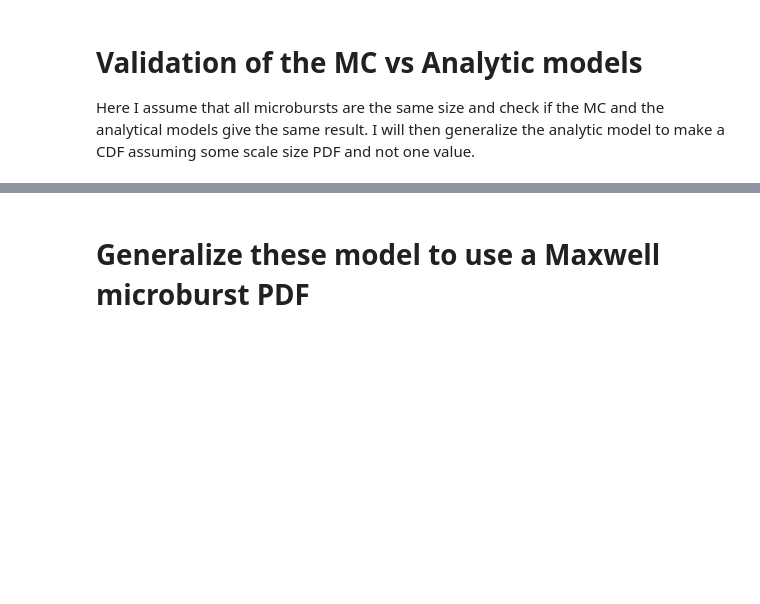
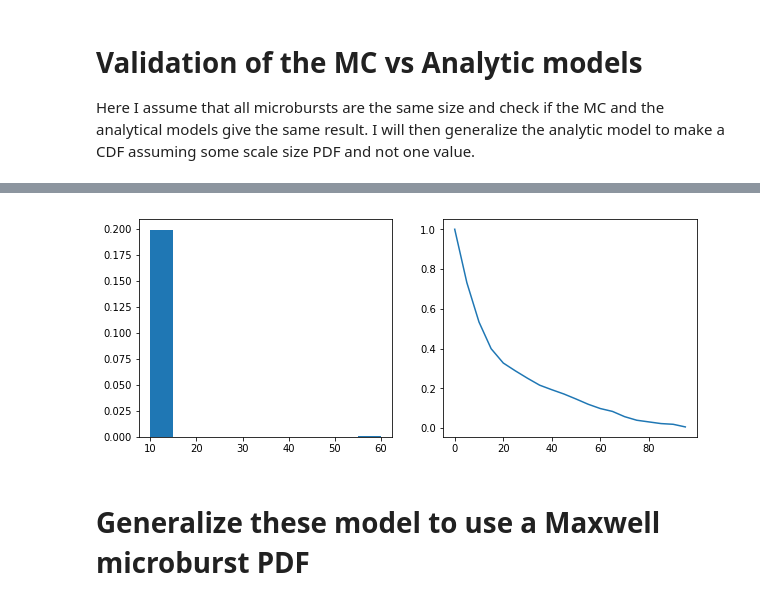
Before and after one commit to mshumko/ac6_microburst_scale_sizes, a Jupyter notebook: models/microburst_scale_size_model.ipynb, the cells around one changed output, grey strips where cells are left out. Saved outputs shown, nothing was run; the diff lists cells and outputs as text; code cells hidden in the pictures; blank space fills up the shorter version.

```diff
--- a/models/microburst_scale_size_model.ipynb
+++ b/models/microburst_scale_size_model.ipynb
@@ -262,3 +270,15 @@ plt.xlim(right=100);
+# %%
+a = 0.995
+d = [10, 60]
+# %%
+r_array = np.random.choice(d, size=int(1E5), p=[a, (1-a)])
+cdf_brute_two_population = mc_brute_force(r_array, n_bursts=int(1E5), bins=bins)
+# %%
+_, ax = plt.subplots(1, 2, figsize=(10, 4))
+ax[0].hist(r_array, density=True)
+ax[1].plot(bins, cdf_brute_two_population);
+# %% [output]
+[figure, added]
 # %% [markdown]
 # Generalize these model to use a Maxwell microburst PDF
 # %%
```
Also changed, not shown: parts of 9 cells of this notebook.
